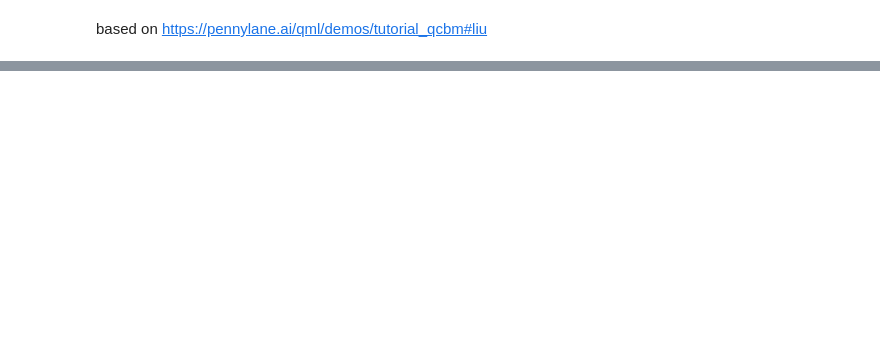
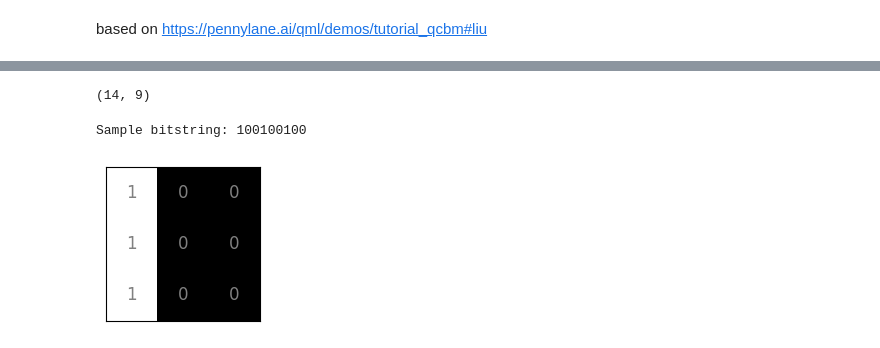
Before and after one commit to mattia-robbiano/prj-qml_cern, a Jupyter notebook: start.ipynb, the cells around one changed output, grey strips where cells are left out. Saved outputs shown, nothing was run; the diff lists cells and outputs as text; code cells hidden in the pictures; blank space fills up the shorter version.

```diff
--- a/start.ipynb
+++ b/start.ipynb
@@ -54,3 +79,55 @@ class QCBM:
     def MMD_Loss(self, params):
         px = self.circ(params)
         return self.mmd(px, self.py), px
+# %%
+import numpy as np
+
+
+def get_bars_and_stripes(n):
+    bitstrings = [list(np.binary_repr(i, n))[::-1] for i in range(2**n)]
+    bitstrings = np.array(bitstrings, dtype=int)
+
+    stripes = bitstrings.copy()
+    stripes = np.repeat(stripes, n, 0)
+    stripes = stripes.reshape(2**n, n * n)
+
+    bars = bitstrings.copy()
+    bars = bars.reshape(2**n * n, 1)
+    bars = np.repeat(bars, n, 1)
+    bars = bars.reshape(2**n, n * n)
+    return np.vstack((stripes[0 : stripes.shape[0] - 1], bars[1 : bars.shape[0]]))
+
+
+n = 3
+size = n**2
+data = get_bars_and_stripes(n)
+print(data.shape)
+# %% [output]
+(14, 9)
+# %%
+import matplotlib.pyplot as plt
+
+sample = data[1].reshape(n, n)
+
+plt.figure(figsize=(2, 2))
+plt.imshow(sample, cmap="gray", vmin=0, vmax=1)
+plt.grid(color="gray", linewidth=2)
+plt.xticks([])
+plt.yticks([])
+
+for i in range(n):
+    for j in range(n):
+        text = plt.text(
+            i,
+            j,
+            sample[j][i],
+            ha="center",
+            va="center",
+            color="gray",
+            fontsize=12,
+        )
+
+print(f"\nSample bitstring: {''.join(np.array(sample.flatten(), dtype='str'))}")
+# %% [output]
+Sample bitstring: 100100100
+[figure, added]
```
Also changed, not shown: parts of 11 cells of this notebook, 1 other file.
